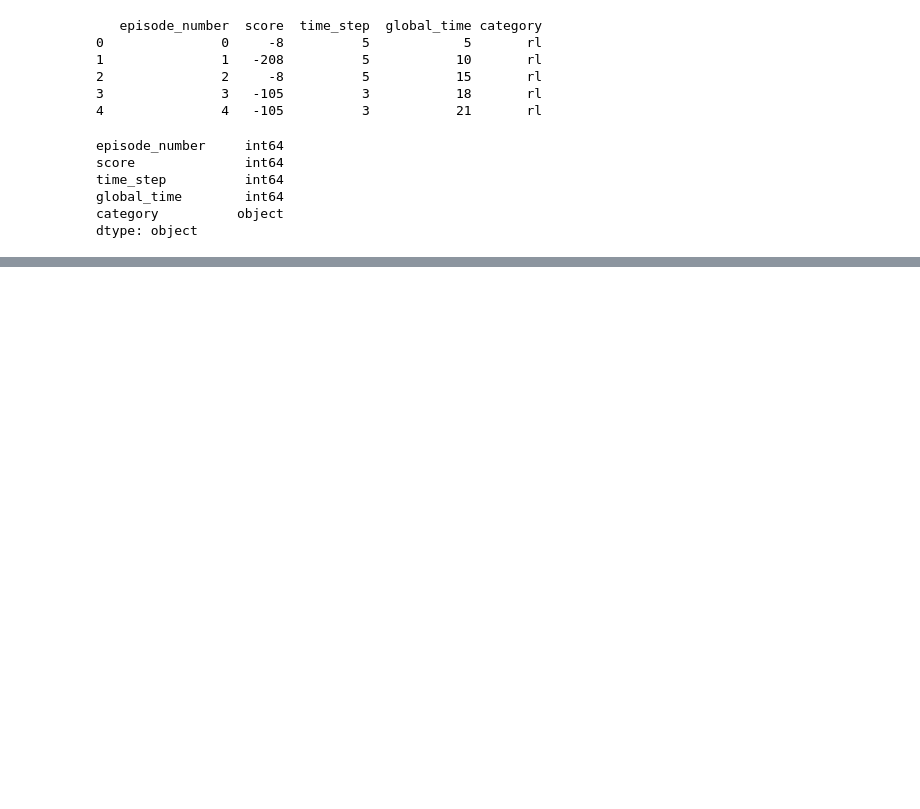
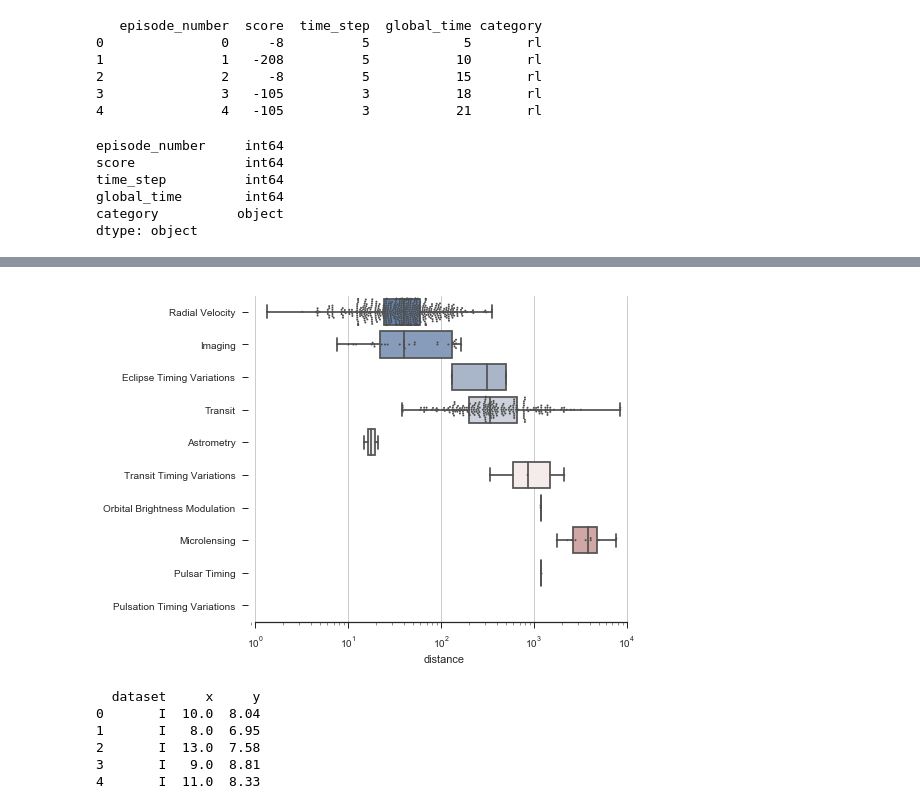
Before and after one commit to jason-jz-zhu/Data-Analysis-and-Viz-for-RL, a Jupyter notebook: Data Viz for Compare Category.ipynb, the cells around one changed output, grey strips where cells are left out. Saved outputs shown, nothing was run; the diff lists cells and outputs as text; code cells hidden in the pictures; blank space fills up the shorter version.

```diff
--- a/Data Viz for Compare Category.ipynb
+++ b/Data Viz for Compare Category.ipynb
@@ -56,0 +86,35 @@ plt.show()
+# %%
+sns.set(style="ticks")
+
+# Initialize the figure with a logarithmic x axis
+f, ax = plt.subplots(figsize=(7, 6))
+ax.set_xscale("log")
+
+# Load the example planets dataset
+planets = sns.load_dataset("planets")
+
+# Plot the orbital period with horizontal boxes
+sns.boxplot(x="distance", y="method", data=planets,
+            whis=np.inf, palette="vlag")
+
+# Add in points to show each observation
+sns.swarmplot(x="distance", y="method", data=planets,
+              size=2, color=".3", linewidth=0)
+
+# Tweak the visual presentation
+ax.xaxis.grid(True)
+ax.set(ylabel="")
+sns.despine(trim=True, left=True)
+# %% [output]
+[figure, added]
+# %%
+# Load the example dataset for Anscombe's quartet
+df = sns.load_dataset("anscombe")
+print(df.head())
+# %% [output]
+  dataset     x     y
+0       I  10.0  8.04
+1       I   8.0  6.95
+2       I  13.0  7.58
+3       I   9.0  8.81
+4       I  11.0  8.33
```
Also changed, not shown: parts of 13 cells of this notebook, 1 other file.
